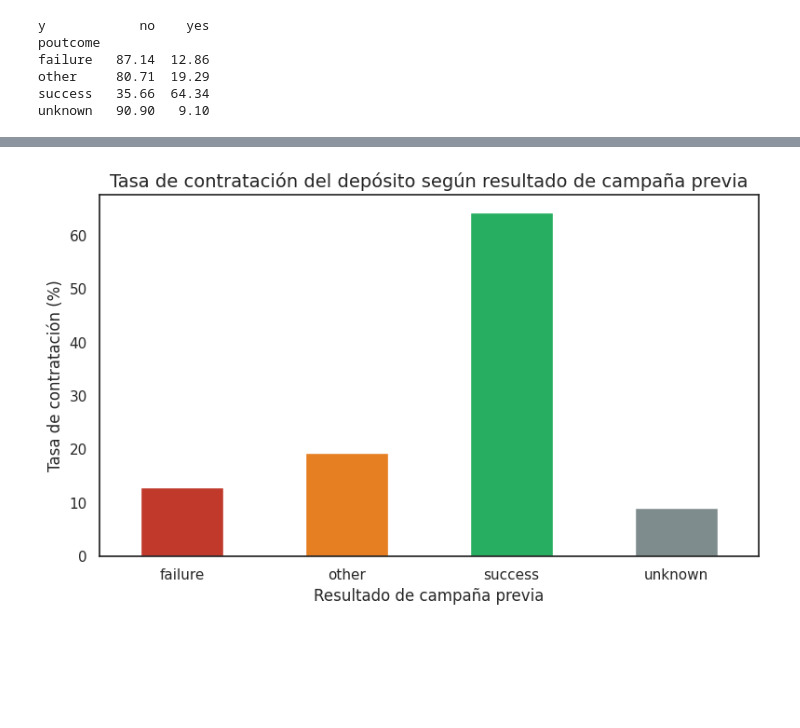
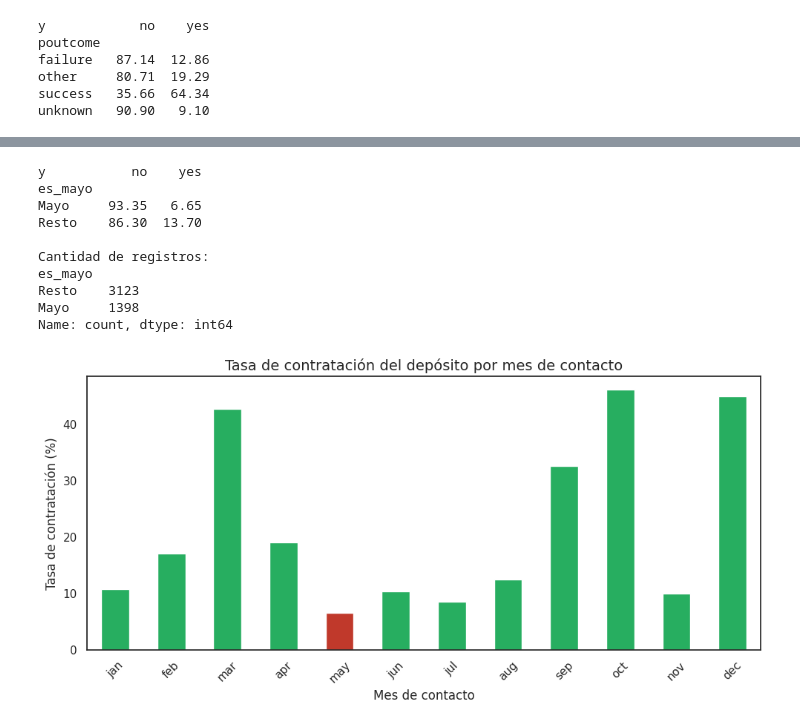
Before and after one commit to F-Boivin/ProyectoDSParteI-Boivin, a Jupyter notebook: ProyectoDSParte1_Felipe_Boivin.ipynb, the cells around one changed output, grey strips where cells are left out. Saved outputs shown, nothing was run; the diff lists cells and outputs as text; code cells hidden in the pictures; blank space fills up the shorter version.

```diff
--- a/ProyectoDSParte1_Felipe_Boivin.ipynb
+++ b/ProyectoDSParte1_Felipe_Boivin.ipynb
@@ -359,14 +412,45 @@ unknown   90.90   9.10
+# %%
+# Crear variable auxiliar: mayo vs resto
+df['es_mayo'] = df['month'].apply(lambda x: 'Mayo' if x == 'may' else 'Resto')
+
+# Tasa de contratación: mayo vs resto
+ct_mayo = pd.crosstab(df['es_mayo'], df['y'], normalize='index') * 100
+print(ct_mayo.round(2))
+print()
+
+# Cantidad de registros
+print('Cantidad de registros:')
+print(df['es_mayo'].value_counts())
+# %% [output]
+y           no    yes
+es_mayo
+Mayo     93.35   6.65
+Resto    86.30  13.70
+
+Cantidad de registros:
+es_mayo
+Resto    3123
+Mayo     1398
+Name: count, dtype: int64
 # %%
-# Gráfico: tasa de contratación (%) por resultado de campaña previa
-tasa_yes_pout = pd.crosstab(df['poutcome'], df['y'], normalize='index')['yes'] * 100
+# Gráfico: tasa de contratación por mes
+tasa_mes = pd.crosstab(df['month'], df['y'], normalize='index')['yes'] * 100
 
-tasa_yes_pout.plot(kind='bar', figsize=(8, 5), color=['#c0392b', '#e67e22', '#27ae60', '#7f8c8d'])
+# Ordenar meses cronológicamente
+orden_meses = ['jan','feb','mar','apr','may','jun','jul','aug','sep','oct','nov','dec']
+tasa_mes = tasa_mes.reindex(orden_meses)
 
-plt.title('Tasa de contratación del depósito según resultado de campaña previa', fontsize=14)
-plt.xlabel('Resultado de campaña previa', fontsize=12)
+# Colores: mayo en rojo, resto en verde
+colores = ['#27ae60' if mes != 'may' else '#c0392b' for mes in tasa_mes.index]
+
+fig, ax = plt.subplots(figsize=(10, 5))
+tasa_mes.plot(kind='bar', color=colores, ax=ax)
+
+plt.title('Tasa de contratación del depósito por mes de contacto', fontsize=14)
+plt.xlabel('Mes de contacto', fontsize=12)
 plt.ylabel('Tasa de contratación (%)', fontsize=12)
-plt.xticks(rotation=0)
+plt.xticks(rotation=45)
 plt.tight_layout()
 plt.show()
 # %% [output]
-[figure, old version]
+[figure, new version]
```
Also changed, not shown: parts of 6 cells of this notebook.
